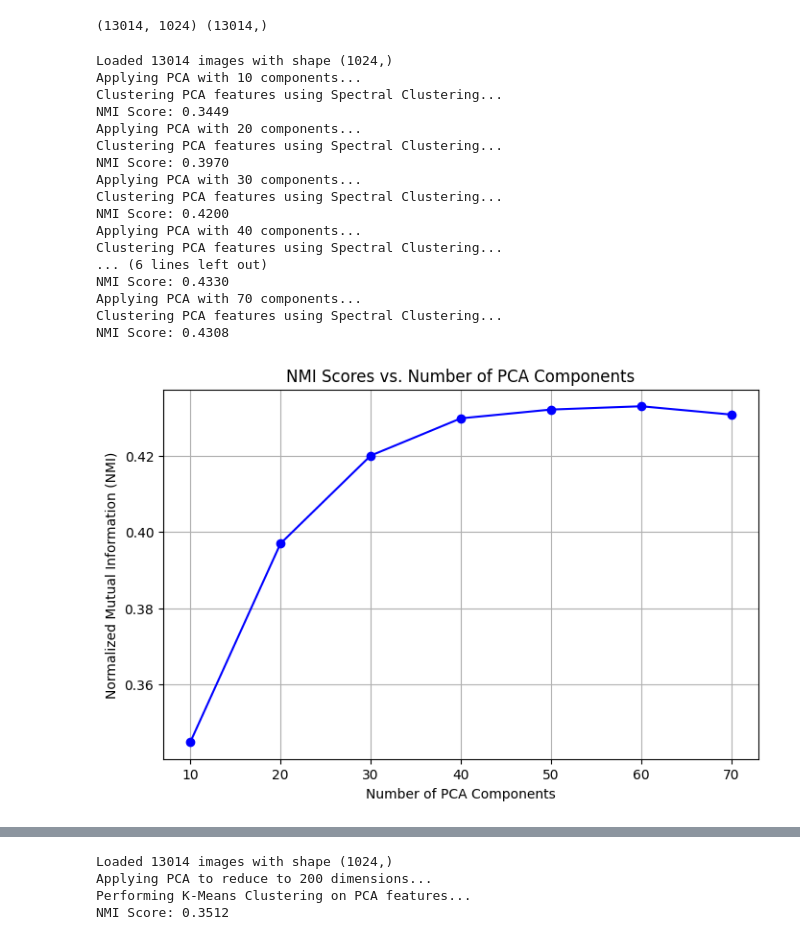
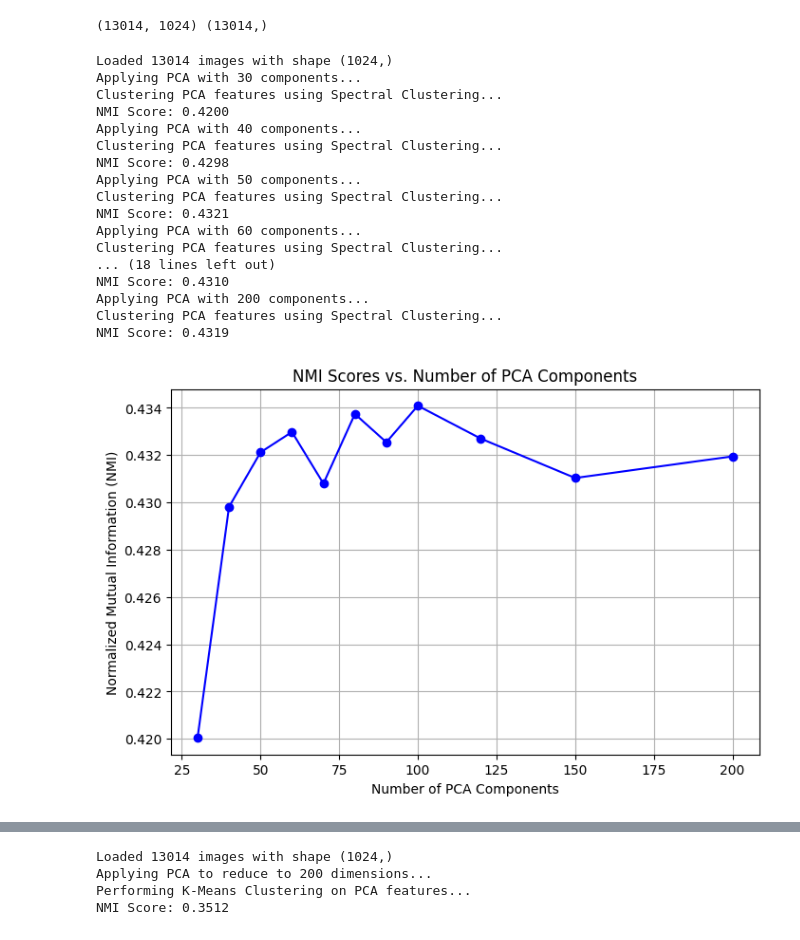
Before and after one commit to dionvou/greek-letter-vision, a Jupyter notebook: spectral_clustering.ipynb, the cells around one changed output, grey strips where cells are left out. Drawn from its saved outputs; the diff is of its cells as text; code cells hidden in the pictures.

```diff
--- a/spectral_clustering.ipynb
+++ b/spectral_clustering.ipynb
@@ -209,45 +209,45 @@ def cluster_and_evaluate(X_pca, y, n_clusters=24):
     print(f"NMI Score: {nmi:.4f}")
     return nmi
 
 # 3. Run PCA and Clustering for multiple component sizes
-components_list = [10, 20, 30, 40, 50, 60, 70]
+components_list = [30, 40, 50, 60, 70,80,90, 100, 120, 150, 200]
 nmi_scores = []
 
 X, y = known_data, np.array(known_labels)
 print(f"Loaded {X.shape[0]} images with shape {X.shape[1:]}")
 
 for n_components in components_list:
     X_pca = extract_pca_features(X, n_components)
     nmi = cluster_and_evaluate(X_pca, y)
     nmi_scores.append(nmi)
 
 # 4. Plotting
 plt.figure(figsize=(8, 5))
 plt.plot(components_list, nmi_scores, marker='o', linestyle='-', color='b')
 plt.title("NMI Scores vs. Number of PCA Components")
 plt.xlabel("Number of PCA Components")
 plt.ylabel("Normalized Mutual Information (NMI)")
 plt.grid(True)
 plt.show()
 # %% [output]
 Loaded 13014 images with shape (1024,)
-Applying PCA with 10 components...
-Clustering PCA features using Spectral Clustering...
-NMI Score: 0.3449
-Applying PCA with 20 components...
-Clustering PCA features using Spectral Clustering...
-NMI Score: 0.3970
 Applying PCA with 30 components...
 Clustering PCA features using Spectral Clustering...
 NMI Score: 0.4200
 Applying PCA with 40 components...
 Clustering PCA features using Spectral Clustering...
-... (6 lines left out)
-NMI Score: 0.4330
-Applying PCA with 70 components...
+NMI Score: 0.4298
+Applying PCA with 50 components...
 Clustering PCA features using Spectral Clustering...
-NMI Score: 0.4308
+NMI Score: 0.4321
+Applying PCA with 60 components...
+Clustering PCA features using Spectral Clustering...
+... (18 lines left out)
+NMI Score: 0.4310
+Applying PCA with 200 components...
+Clustering PCA features using Spectral Clustering...
+NMI Score: 0.4319
-[figure, old version]
+[figure, new version]
 # %%
 # 2. PCA Feature Extraction
 def extract_pca_features(X, n_components=50):
```
Also changed, not shown: parts of 19 cells of this notebook, 5 other files.
